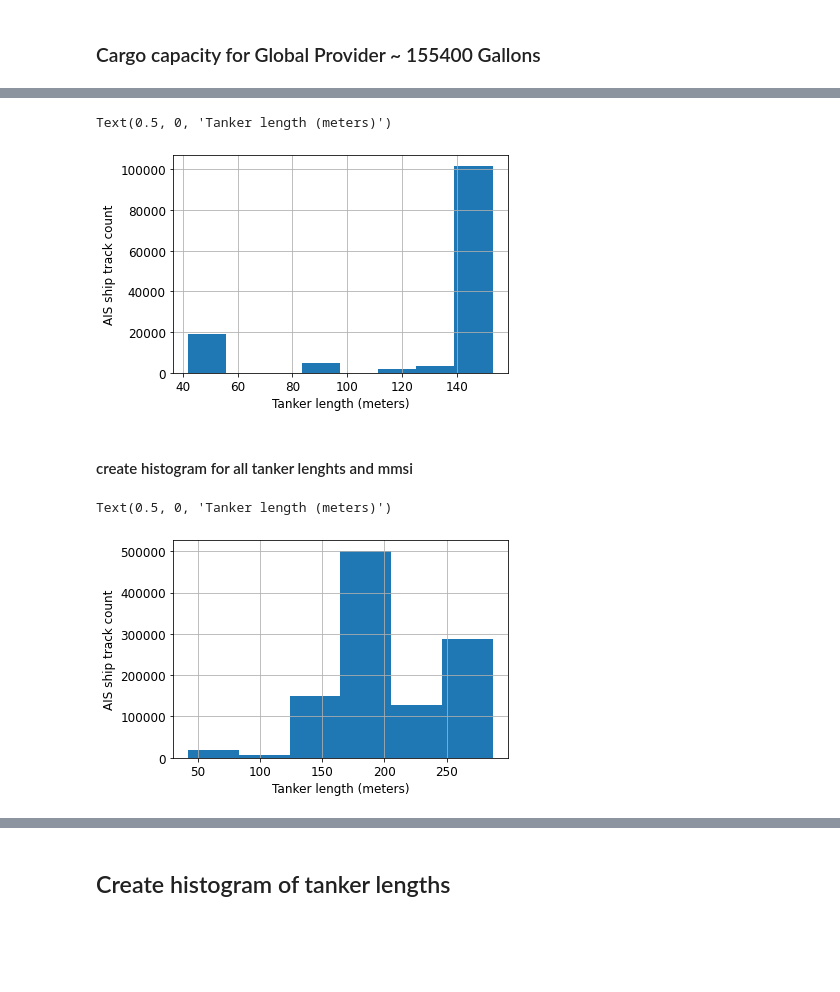
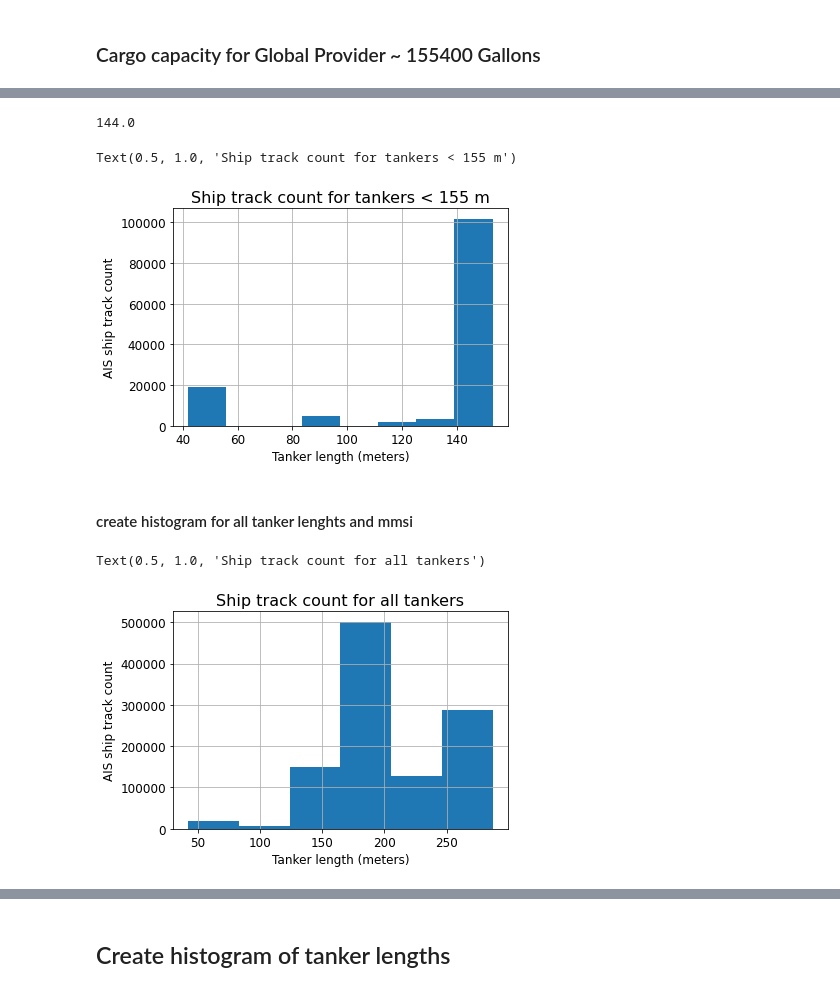
Before and after one commit to MIDOSS/analysis-rachael, a Jupyter notebook: notebooks/monte_carlo/QAQC_Tanker_AISlengths_DOEcapacities.ipynb, the cells around one changed output, grey strips where cells are left out. Cells and saved outputs as stored; diff of their text form; code cells hidden in the pictures; blank space fills up the shorter version.

```diff
--- a/notebooks/monte_carlo/QAQC_Tanker_AISlengths_DOEcapacities.ipynb
+++ b/notebooks/monte_carlo/QAQC_Tanker_AISlengths_DOEcapacities.ipynb
@@ -244,10 +205,20 @@ sm_tankers
+# %%
+sm_tankers = allTracks["tanker"].loc[
+    (allTracks["tanker"]["LENGTH"]>60) &
+    (allTracks["tanker"]["LENGTH"]<155),
+    ['LENGTH','MMSI_NUM']
+]
+numpy.median(sm_tankers['LENGTH'])
+# %% [output]
+144.0
 # %%
 hist=sm_tankers.LENGTH.hist(weights=sm_tankers.MMSI_NUM, bins=8)
 hist.set_ylabel('AIS ship track count')
 hist.set_xlabel('Tanker length (meters)')
+hist.set_title('Ship track count for tankers < 155 m')
 # %% [output]
-Text(0.5, 0, 'Tanker length (meters)')
+Text(0.5, 1.0, 'Ship track count for tankers < 155 m')
-[figure, old version]
+[figure, new version]
 # %% [markdown]
 #### create histogram for all tanker lenghts and mmsi
 # %%
@@ -255,6 +226,7 @@ all_tankers = allTracks["tanker"][['LENGTH','MMSI_NUM']].groupby('LENGTH').count
 hist=all_tankers.LENGTH.hist(weights=all_tankers.MMSI_NUM, bins=6)
 hist.set_ylabel('AIS ship track count')
 hist.set_xlabel('Tanker length (meters)')
+hist.set_title('Ship track count for all tankers')
 # %% [output]
-Text(0.5, 0, 'Tanker length (meters)')
+Text(0.5, 1.0, 'Ship track count for all tankers')
-[figure, old version]
+[figure, new version]
```
Also changed, not shown: parts of 63 cells of this notebook.
